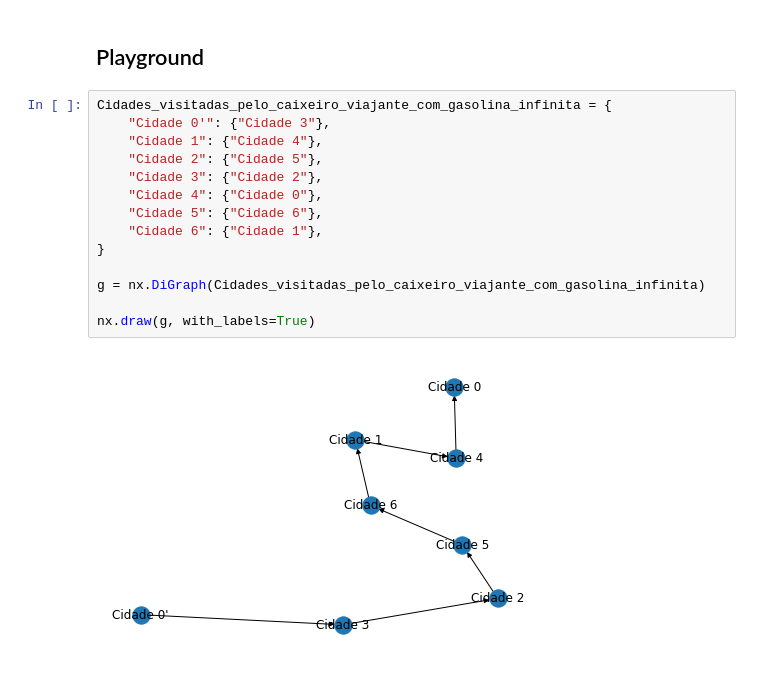
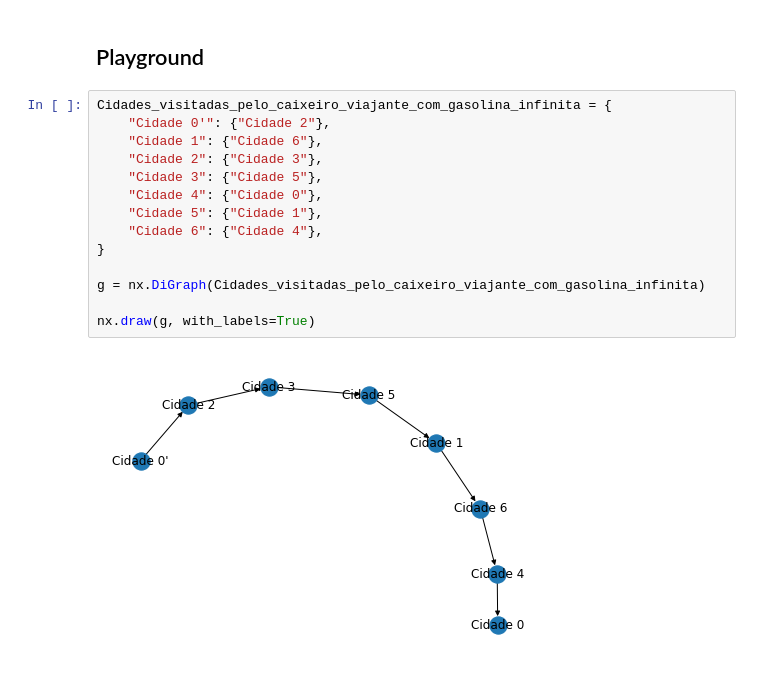
Before and after one commit to YgorRuas/Redes_Neurais_AG, a Jupyter notebook: AlgoritmosGeneticos/experimento GA.03 - caixeiro com gasolina infinita.ipynb, the cells around one changed output. Saved outputs shown, nothing was run; the diff lists cells and outputs as text.

```diff
--- a/AlgoritmosGeneticos/experimento GA.03 - caixeiro com gasolina infinita.ipynb
+++ b/AlgoritmosGeneticos/experimento GA.03 - caixeiro com gasolina infinita.ipynb
@@ -274,17 +274,17 @@ Em relação ao resultado obtido, pode-se afirmar que o objetivo foi alcançado,
 ## Playground
 # %%
 Cidades_visitadas_pelo_caixeiro_viajante_com_gasolina_infinita = {
-    "Cidade 0'": {"Cidade 3"},
-    "Cidade 1": {"Cidade 4"},
-    "Cidade 2": {"Cidade 5"},
-    "Cidade 3": {"Cidade 2"},
+    "Cidade 0'": {"Cidade 2"},
+    "Cidade 1": {"Cidade 6"},
+    "Cidade 2": {"Cidade 3"},
+    "Cidade 3": {"Cidade 5"},
     "Cidade 4": {"Cidade 0"},
-    "Cidade 5": {"Cidade 6"},
-    "Cidade 6": {"Cidade 1"},
+    "Cidade 5": {"Cidade 1"},
+    "Cidade 6": {"Cidade 4"},
 }
 
 g = nx.DiGraph(Cidades_visitadas_pelo_caixeiro_viajante_com_gasolina_infinita)
 
 nx.draw(g, with_labels=True)
 # %% [output]
-[figure, old version]
+[figure, new version]
```
Also changed, not shown: parts of 1 cell of this notebook.
